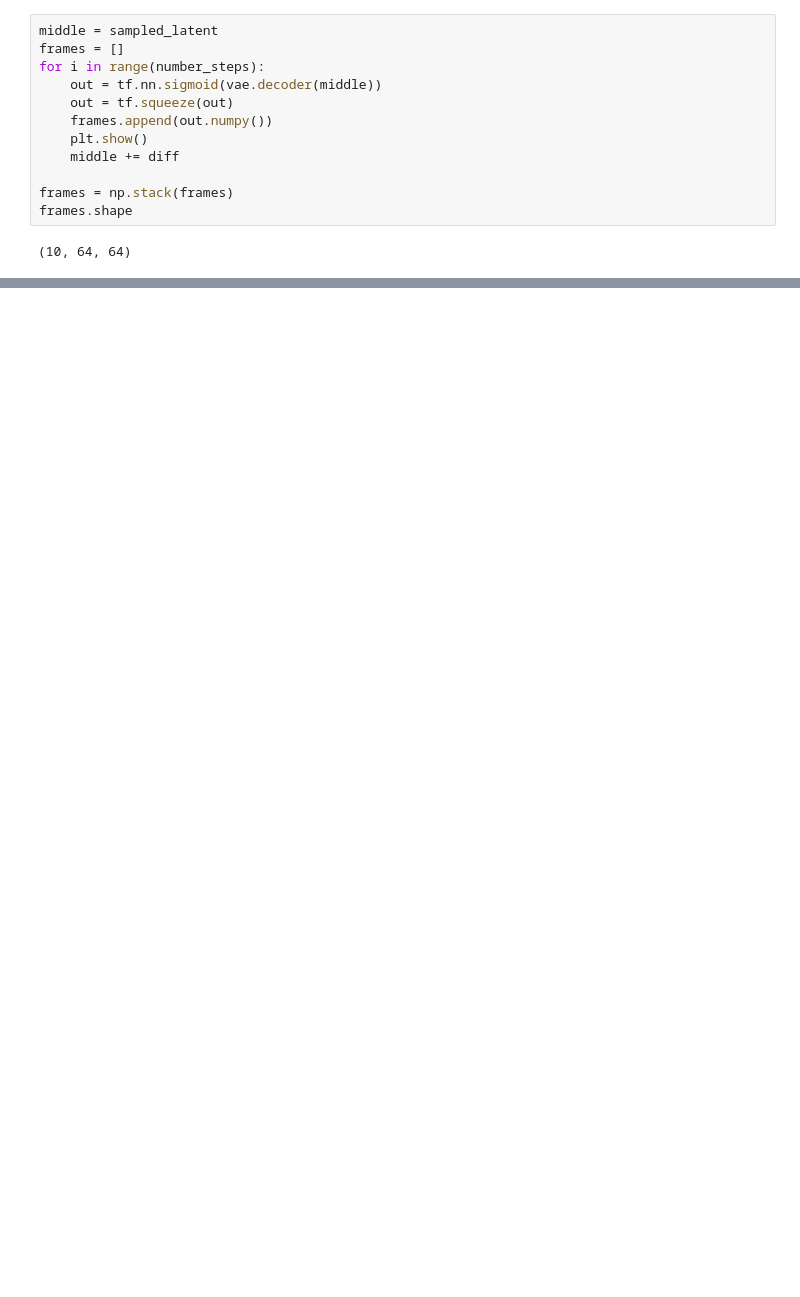
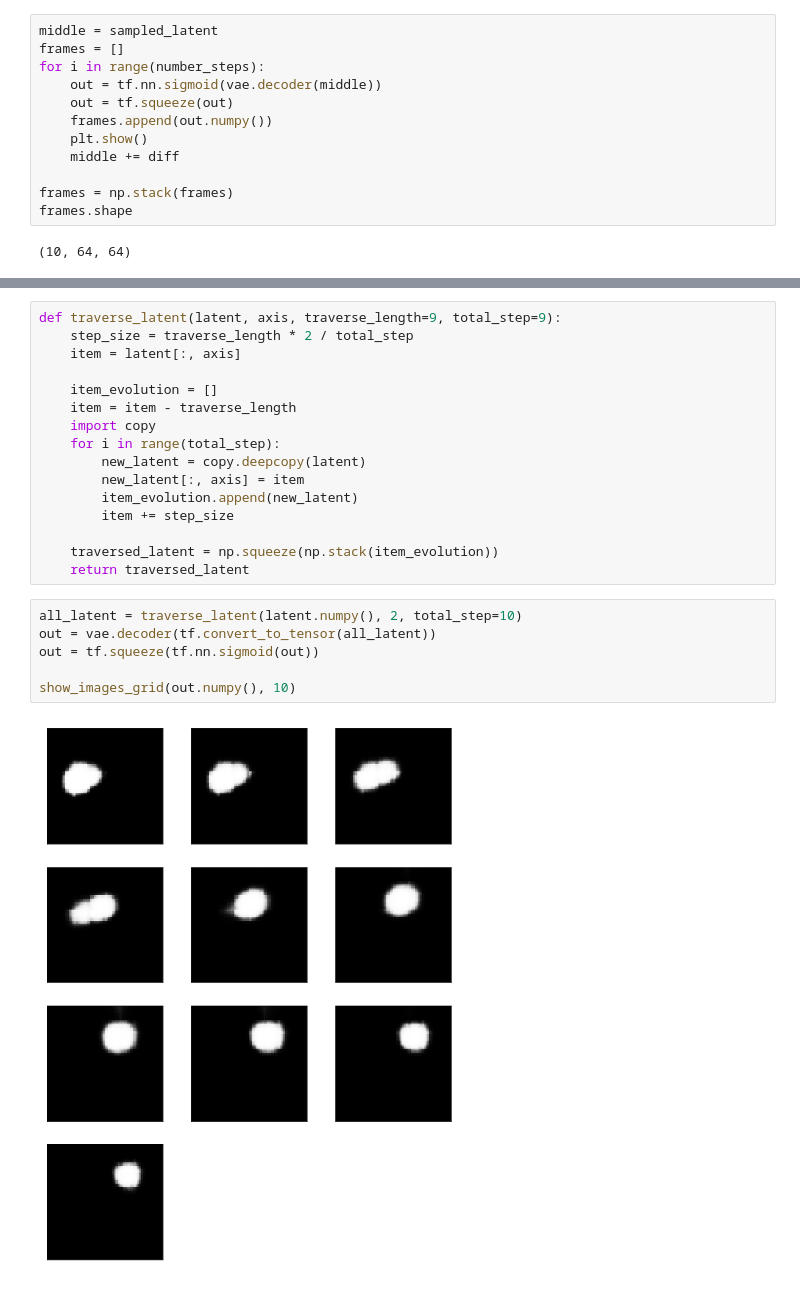
Before and after one commit to Phu-Works/GenerativeModels, a Jupyter notebook: 4-VAE-Sprites.ipynb, the cells around one changed output, grey strips where cells are left out. Drawn from its saved outputs; the diff is of its cells as text; blank space fills up the shorter version.

```diff
--- a/4-VAE-Sprites.ipynb
+++ b/4-VAE-Sprites.ipynb
@@ -244,0 +244,24 @@ show_images_grid(frames, num_images=10)
+# %%
+def traverse_latent(latent, axis, traverse_length=9, total_step=9):
+    step_size = traverse_length * 2 / total_step
+    item = latent[:, axis]
+
+    item_evolution = []
+    item = item - traverse_length
+    import copy
+    for i in range(total_step):
+        new_latent = copy.deepcopy(latent)
+        new_latent[:, axis] = item
+        item_evolution.append(new_latent)
+        item += step_size
+
+    traversed_latent = np.squeeze(np.stack(item_evolution))
+    return traversed_latent
+# %%
+all_latent = traverse_latent(latent.numpy(), 2, total_step=10)
+out = vae.decoder(tf.convert_to_tensor(all_latent))
+out = tf.squeeze(tf.nn.sigmoid(out))
+
+show_images_grid(out.numpy(), 10)
+# %% [output]
+[figure, added]
```
Also changed, not shown: parts of 9 cells of this notebook, 1 other file.
